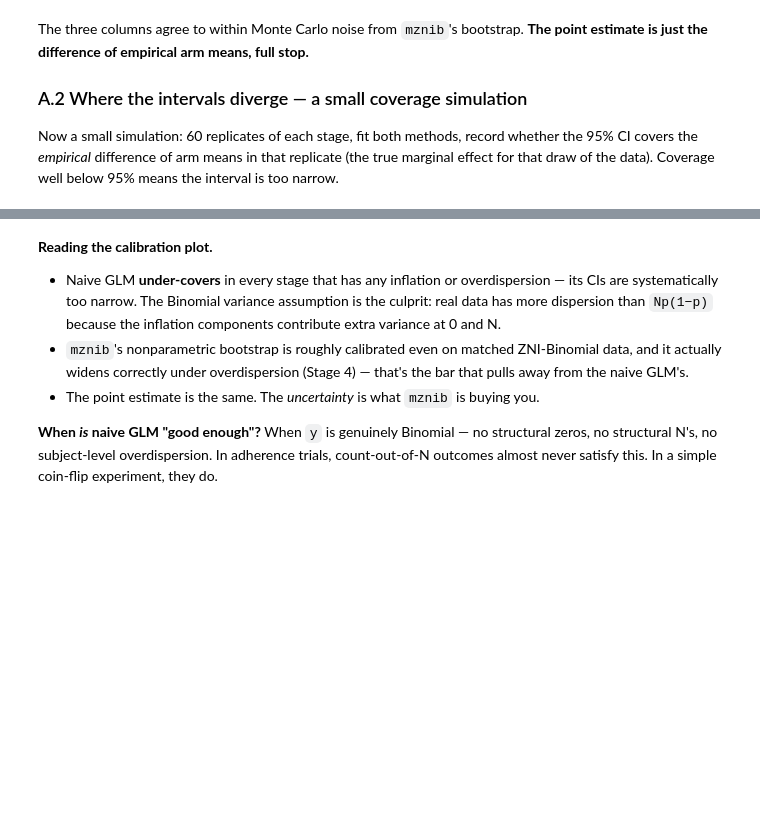
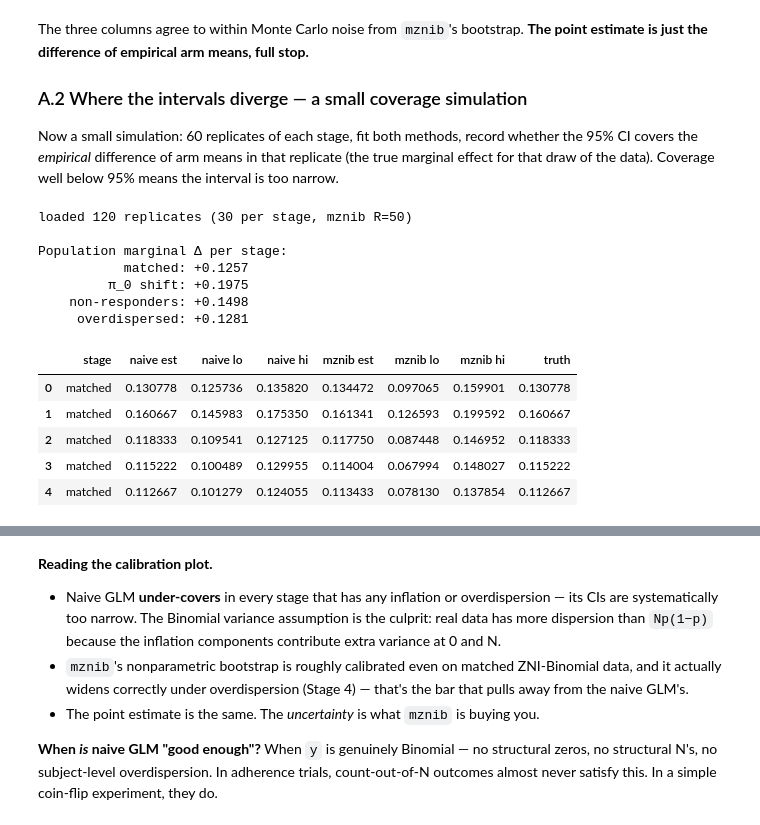
Before and after one commit to aflaxman/ai_assisted_research, a Jupyter notebook: zero_n_inflated_binomial/04_diagnostics_and_fixes.ipynb, the cells around one changed output, grey strips where cells are left out. Cells and saved outputs as stored; diff of their text form; code cells hidden in the pictures; blank space fills up the shorter version.

```diff
--- a/zero_n_inflated_binomial/04_diagnostics_and_fixes.ipynb
+++ b/zero_n_inflated_binomial/04_diagnostics_and_fixes.ipynb
@@ -148,3 +112,33 @@ for k, v in truths.items():
+# %%
+# The coverage simulation is precomputed (slow: many mznib bootstrap fits)
+# and cached to coverage_sim.pkl. To regenerate, run
+#   uv run python precompute_coverage.py 30 50
+# Schema: {'reps': DataFrame, 'truths': dict, 'n_reps': int, 'R': int}
+import pickle
+with open("coverage_sim.pkl", "rb") as f:
+    cov_data = pickle.load(f)
+all_reps = cov_data["reps"]
+truths   = cov_data["truths"]
+print(f"loaded {len(all_reps)} replicates "
+      f"({cov_data['n_reps']} per stage, mznib R={cov_data['R']})")
+print("\nPopulation marginal Δ per stage:")
+for k, v in truths.items():
+    print(f"  {k:>16}: {v:+.4f}")
+all_reps.head()
+# %% [output]
+loaded 120 replicates (30 per stage, mznib R=50)
+
+Population marginal Δ per stage:
+           matched: +0.1257
+         π_0 shift: +0.1975
+    non-responders: +0.1498
+     overdispersed: +0.1281
+|  | stage | naive est | naive lo | naive hi | mznib est | mznib lo | mznib hi | truth |
+| 0 | matched | 0.130778 | 0.125736 | 0.135820 | 0.134472 | 0.097065 | 0.159901 | 0.130778 |
+| 1 | matched | 0.160667 | 0.145983 | 0.175350 | 0.161341 | 0.126593 | 0.199592 | 0.160667 |
+| 2 | matched | 0.118333 | 0.109541 | 0.127125 | 0.117750 | 0.087448 | 0.146952 | 0.118333 |
+| 3 | matched | 0.115222 | 0.100489 | 0.129955 | 0.114004 | 0.067994 | 0.148027 | 0.115222 |
+| 4 | matched | 0.112667 | 0.101279 | 0.124055 | 0.113433 | 0.078130 | 0.137854 | 0.112667 |
 # %%
 def covers(row, method, truth_lookup):
     t = truth_lookup[row['stage']]
```
Also changed, not shown: parts of 8 cells of this notebook.
